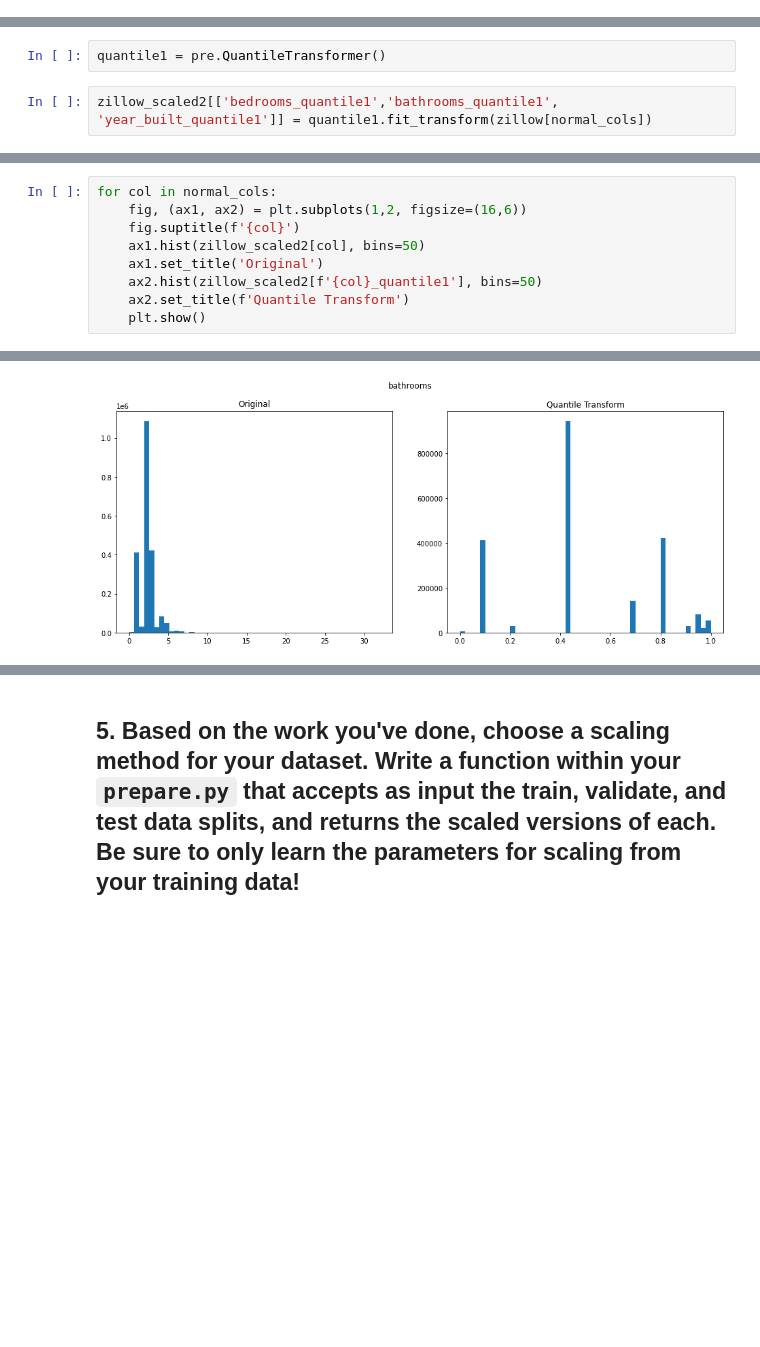
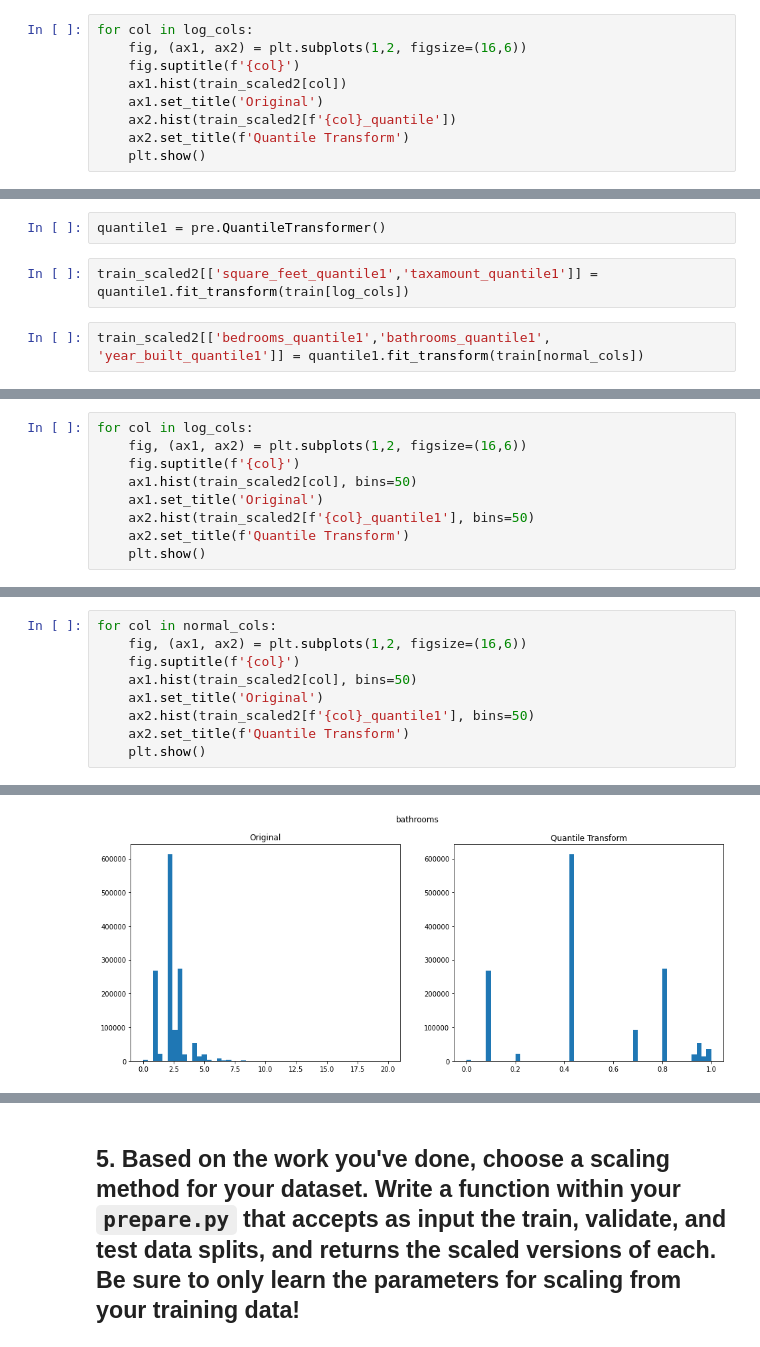
Before and after one commit to markydoug/regression-exercises, a Jupyter notebook: scaling.ipynb, the cells around one changed output, grey strips where cells are left out. Saved outputs shown, nothing was run; the diff lists cells and outputs as text; blank space fills up the shorter version.

```diff
--- a/scaling.ipynb
+++ b/scaling.ipynb
@@ -122,0 +127,9 @@ for col in normal_cols:
+# %%
+for col in log_cols:
+    fig, (ax1, ax2) = plt.subplots(1,2, figsize=(16,6))
+    fig.suptitle(f'{col}')
+    ax1.hist(train_scaled2[col])
+    ax1.set_title('Original')
+    ax2.hist(train_scaled2[f'{col}_quantile'])
+    ax2.set_title(f'Quantile Transform')
+    plt.show()
@@ -124,6 +140,8 @@ for col in normal_cols:
 ## 4. Use the QuantileTransformer, but omit the output_distribution argument. Visualize your results. What do you notice?
 # %%
 quantile1 = pre.QuantileTransformer()
+# %%
+train_scaled2[['square_feet_quantile1','taxamount_quantile1']] = quantile1.fit_transform(train[log_cols])
 # %%
-zillow_scaled2[['bedrooms_quantile1','bathrooms_quantile1', 'year_built_quantile1']] = quantile1.fit_transform(zillow[normal_cols])
+train_scaled2[['bedrooms_quantile1','bathrooms_quantile1', 'year_built_quantile1']] = quantile1.fit_transform(train[normal_cols])
 # %%
@@ -137,0 +156,9 @@ zillow_scaled2.head()
+# %%
+for col in log_cols:
+    fig, (ax1, ax2) = plt.subplots(1,2, figsize=(16,6))
+    fig.suptitle(f'{col}')
+    ax1.hist(train_scaled2[col], bins=50)
+    ax1.set_title('Original')
+    ax2.hist(train_scaled2[f'{col}_quantile1'], bins=50)
+    ax2.set_title(f'Quantile Transform')
+    plt.show()
@@ -139,9 +169,9 @@ zillow_scaled2.head()
 for col in normal_cols:
     fig, (ax1, ax2) = plt.subplots(1,2, figsize=(16,6))
     fig.suptitle(f'{col}')
-    ax1.hist(zillow_scaled2[col], bins=50)
+    ax1.hist(train_scaled2[col], bins=50)
     ax1.set_title('Original')
-    ax2.hist(zillow_scaled2[f'{col}_quantile1'], bins=50)
+    ax2.hist(train_scaled2[f'{col}_quantile1'], bins=50)
     ax2.set_title(f'Quantile Transform')
     plt.show()
 # %% [output]
@@ -149 +179 @@ for col in normal_cols:
-[figure, old version]
+[figure, new version]
```
Also changed, not shown: parts of 23 cells of this notebook, 1 other file.
